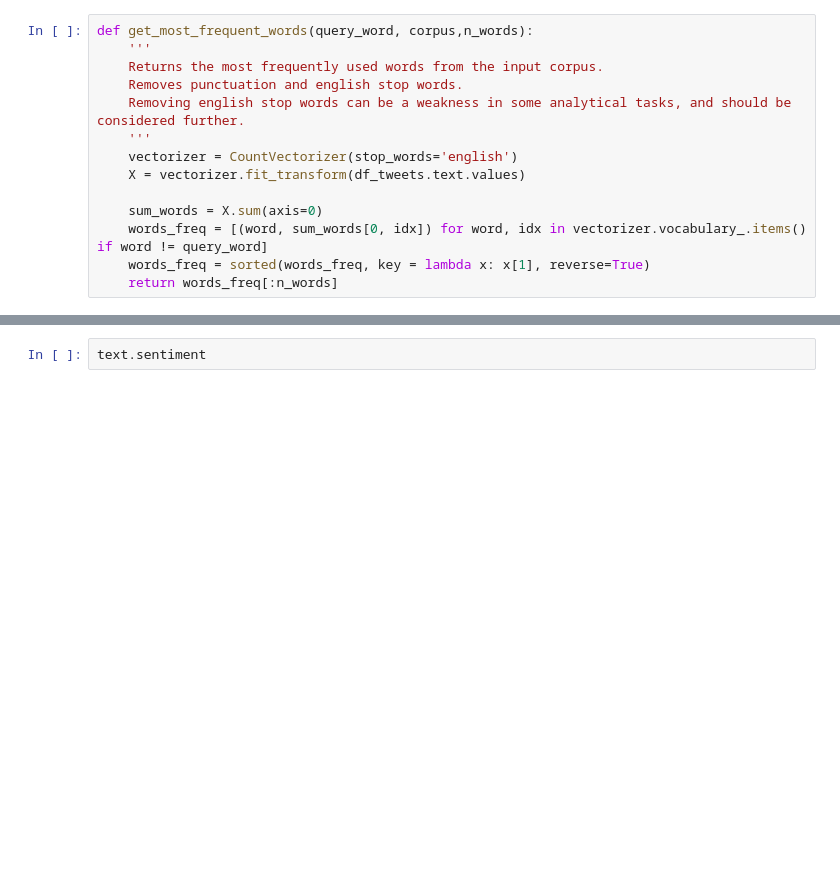
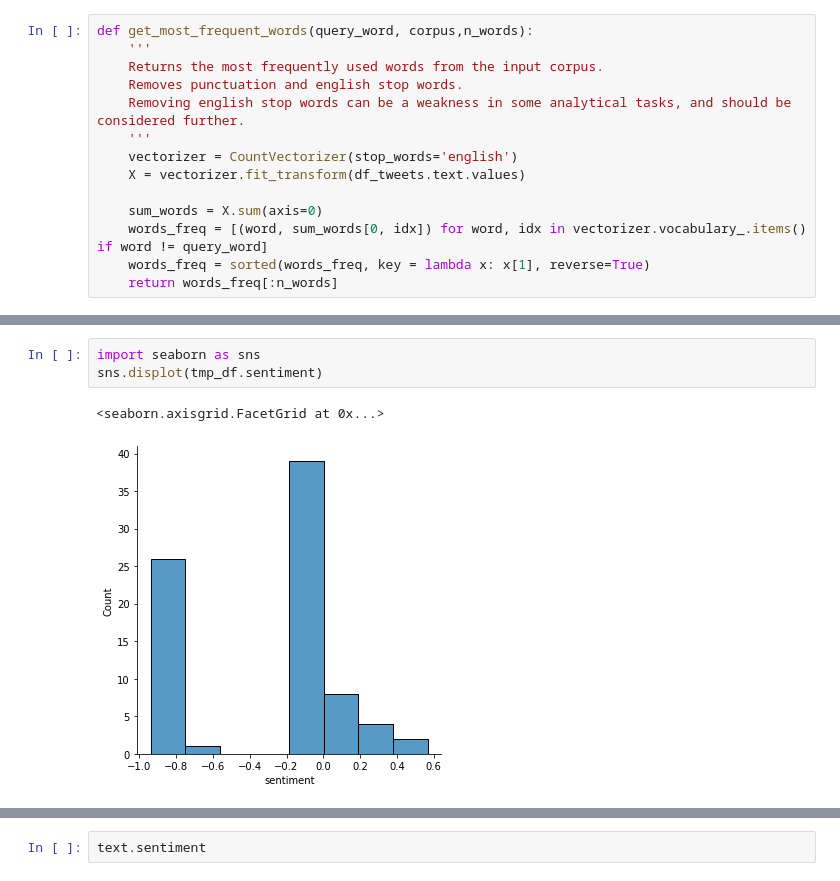
Before and after one commit to addiryan/Kahoot-challenge, a Jupyter notebook: Twitter.ipynb, the cells around one changed output, grey strips where cells are left out. Cells and saved outputs as stored; diff of their text form; blank space fills up the shorter version.

```diff
--- a/Twitter.ipynb
+++ b/Twitter.ipynb
@@ -210,0 +225,6 @@ sentiment
+# %%
+import seaborn as sns
+sns.displot(tmp_df.sentiment)
+# %% [output]
+<seaborn.axisgrid.FacetGrid at 0x...>
+[figure, added]
```
Also changed, not shown: parts of 20 cells of this notebook.
